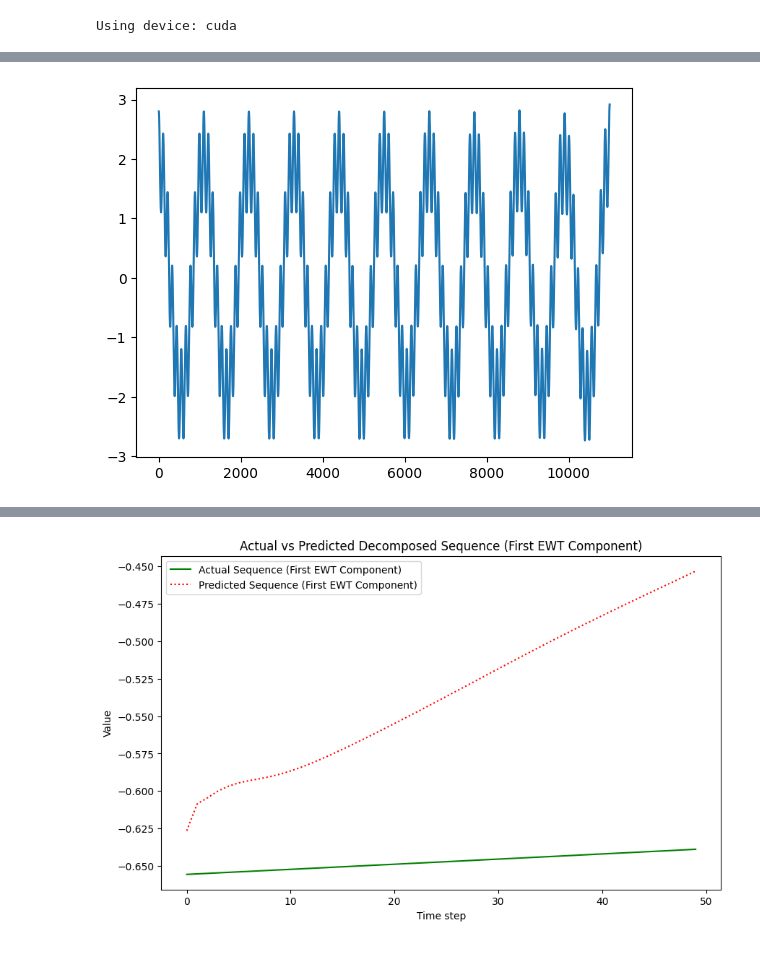
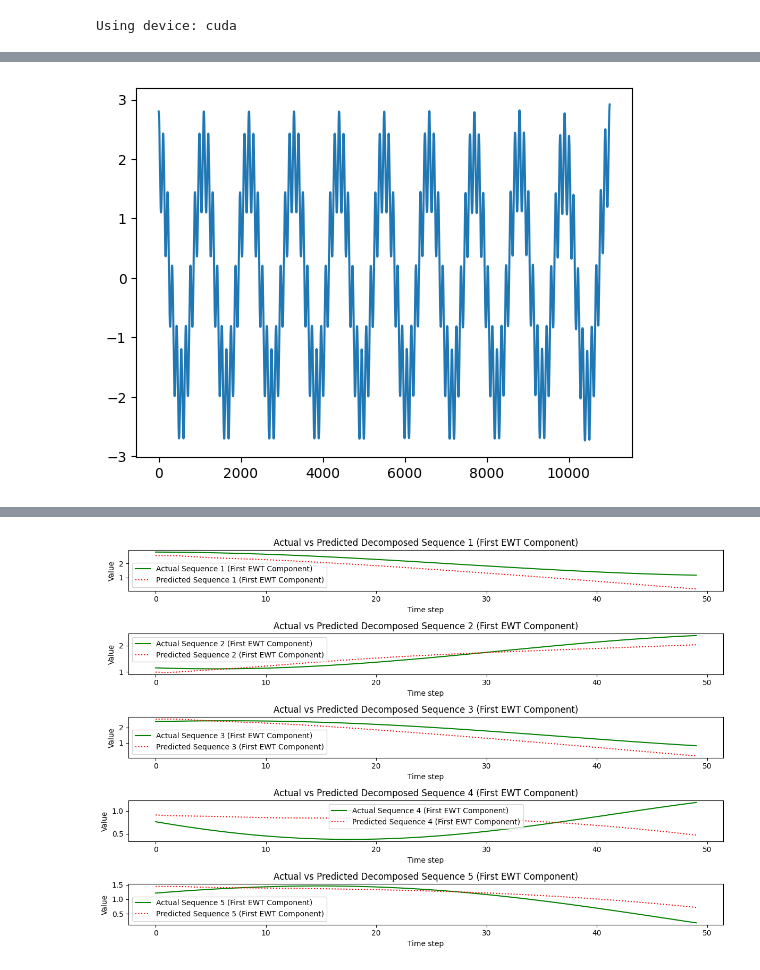
Before and after one commit to lseman/DAS410108, a Jupyter notebook: ewt_seq2seq.ipynb, the cells around one changed output, grey strips where cells are left out. Cells and saved outputs as stored; diff of their text form; code cells hidden in the pictures.

```diff
--- a/ewt_seq2seq.ipynb
+++ b/ewt_seq2seq.ipynb
@@ -106,7 +106,7 @@ def generate_ewt_sine_data(seq_len=50, n_samples=100000, N=5):
     # Trim the decomposed data to fit full sequences
     decomposed_data = decomposed_data[:num_full_sequences]
     num_chunks = num_full_sequences // seq_len
-    decomposed_data = decomposed_data.reshape(num_chunks, seq_len, N)
+    decomposed_data = decomposed_data.reshape(num_chunks, seq_len, 1)
 
     # Split the data into training and testing sets (80% training, 20% testing)
     split_idx = int(0.8 * num_chunks)
@@ -151,8 +151,8 @@ def train_seq2seq(model, dataloader, epochs=100, learning_rate=0.001, teacher_fo
         if (epoch + 1) % 10 == 0:
             print(f'Epoch [{epoch + 1}/{epochs}], Loss: {epoch_loss/len(dataloader):.4f}')
 
-# Step 7: Evaluation with plotting
-def evaluate_seq2seq(model, X_test):
+# Step 7: Evaluation with plotting multiple sequences
+def evaluate_seq2seq(model, X_test, num_sequences_to_plot=5):
     model.eval()
     with torch.no_grad():
         predictions = model(X_test.permute(1, 0, 2), X_test.shape[1], teacher_forcing_ratio=0.0)
@@ -160,13 +160,20 @@ def evaluate_seq2seq(model, X_test):
         X_test = X_test.cpu().numpy()  # Convert to numpy for plotting
 
         # Plot the actual and predicted sequences for the first EWT component
-        plt.figure(figsize=(10, 6))
-        plt.plot(X_test[0, :, 0], label="Actual Sequence (First EWT Component)", color='green')
-        plt.plot(predictions[0, :, 0], label="Predicted Sequence (First EWT Component)", linestyle=":", color='red')
-        plt.title("Actual vs Predicted Decomposed Sequence (First EWT Component)")
-        plt.xlabel("Time step")
-        plt.ylabel("Value")
-        plt.legend()
+        plt.figure(figsize=(12, 8))
+
+        num_sequences = min(num_sequences_to_plot, X_test.shape[0])  # Determine how many sequences to plot
+
+        for i in range(num_sequences):
+            plt.subplot(num_sequences, 1, i+1)
+            plt.plot(X_test[i, :, 0], label=f"Actual Sequence {i+1} (First EWT Component)", color='green')
+            plt.plot(predictions[i, :, 0], label=f"Predicted Sequence {i+1} (First EWT Component)", linestyle=":", color='red')
+            plt.title(f"Actual vs Predicted Decomposed Sequence {i+1} (First EWT Component)")
+            plt.xlabel("Time step")
+            plt.ylabel("Value")
+            plt.legend()
+
+        plt.tight_layout()
         plt.show()
 
 # Step 8: Putting it all together
@@ -216 +223 @@ Epoch [200/200], Loss: 0.0005
-[figure, old version]
+[figure, new version]
```
Also changed, not shown: parts of 1 cell of this notebook.
